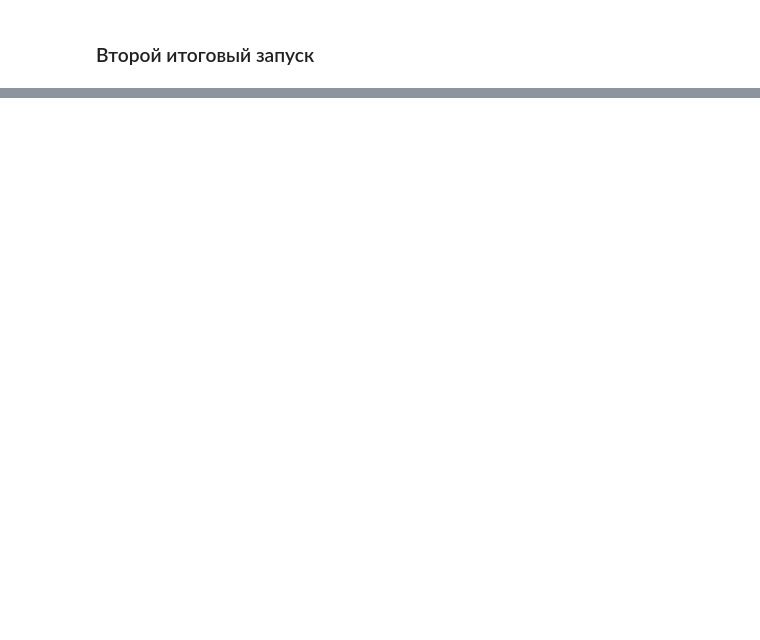
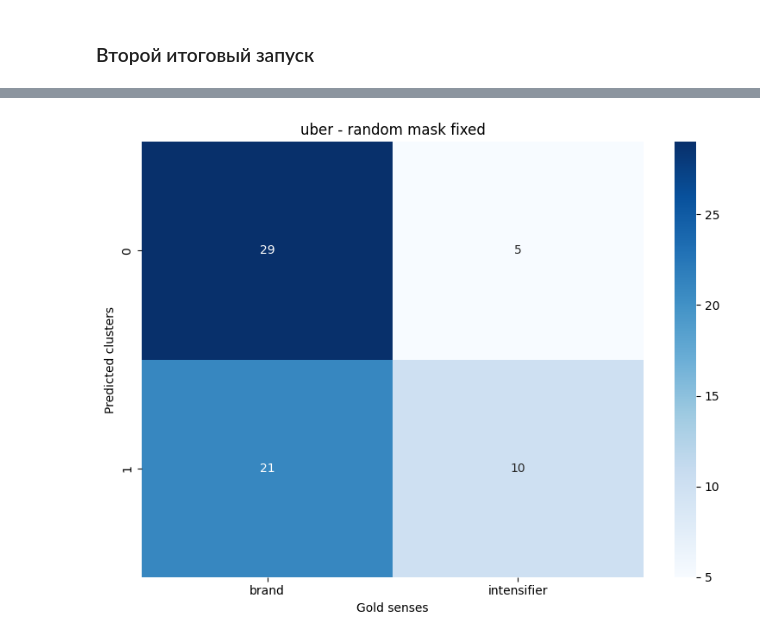
Before and after one commit to Tania-St/Contextual_Synonymization, a Jupyter notebook: run_experiment.ipynb, the cells around one changed output, grey strips where cells are left out. Saved outputs shown, nothing was run; the diff lists cells and outputs as text; code cells hidden in the pictures; blank space fills up the shorter version.

```diff
--- a/run_experiment.ipynb
+++ b/run_experiment.ipynb
@@ -358,0 +729,98 @@ Name: count, dtype: int64
+# %%
+terms = ["uber"]
+
+all_results = []
+
+
+for term in terms:
+    print("term:", term)
+
+    df = pd.read_csv(f"data/{term}_annotation.csv")
+
+    configs = [
+    # RANDOM BASELINE
+    ("random", "mask", "fixed", 3),
+
+    # SIMPLE BASELINE (1 cluster)
+    ("baseline", "mask", "fixed", 1),
+
+    # TF-IDF baseline (НОВЫЙ)
+    ("kmeans", "tfidf", "auto", None),
+
+    # MAIN MODELS
+    ("kmeans", "mask", "auto", None),
+    ("agglo", "mask", "auto", None),
+
+    ("kmeans", "cls", "auto", None),
+    ("agglo", "cls", "auto", None),
+
+    # FIXED K
+    ("kmeans", "mask", "forced", 3),
+    ("agglo", "mask", "forced", 3),
+]
+
+    for method, emb, k_mode, k in configs:
+
+        print(f"\n {method} | {emb} | {k_mode}")
+
+        res = run_pipeline(
+            df,
+            tokenizer,
+            encoder_model,
+            device,
+            method=method,
+            embedding_type=emb,
+            k_mode=k_mode,
+            forced_k=k
+        )
+        plot_confusion_matrix(res, title=f"{term} - {method} {emb} {k_mode}")
+        plot_tsne(res["X"], res["labels"])
+
+        plot_tsne_with_shapes(
+            X=res["X"],
+            pred_labels=res["labels"],
+            gold_labels=res["gold"],
+            title=f"t-SNE: {method}, {emb}, k={k_mode}"
+        )
+
+        show_mismatches(
+            res["texts"],
+            res["gold"],
+            res["labels"]
+        )
+
+        print(res["metrics"])
+
+        row = res["metrics"].copy()
+        row["method"] = method
+        row["embedding"] = emb
+        all_results.append(row)
+
+
+        if method in ["kmeans", "agglo", "hybrid"]:
+            show_clusters(
+                res["texts"],
+                res["labels"],
+                res["gold"]
+            )
+
+
+    print("\n CLUSTER-LEVEL SYNONYMS")
+
+    clusters = {}
+    for text, label in zip(res["original_texts"], res["labels"]):
+        clusters.setdefault(label, []).append(text)
+
+    for cluster_id, texts_cluster in clusters.items():
+        freq_syns = cluster_synonyms_freq(texts_cluster, term, tokenizer, mlm_model, device)
+        logit_syns = cluster_synonyms_logits(texts_cluster, term, tokenizer, mlm_model, device)
+
+        print("Logits:", logit_syns)
+
+
+df_results = pd.DataFrame(all_results)
+df_results.to_csv("results/results.csv", index=False)
+
+print("\n final results:")
+print(df_results)
+# %% [output]
@@ -358,0 +830 @@ Name: count, dtype: int64
+[figure, added]
```
Also changed, not shown: parts of 8 cells of this notebook, 9 other files.
